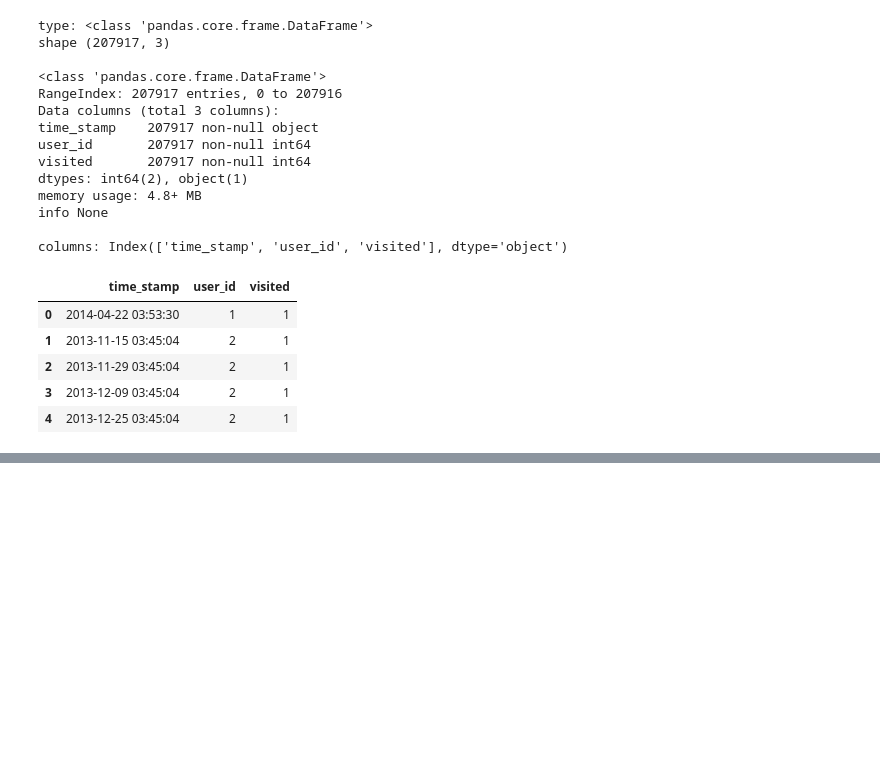
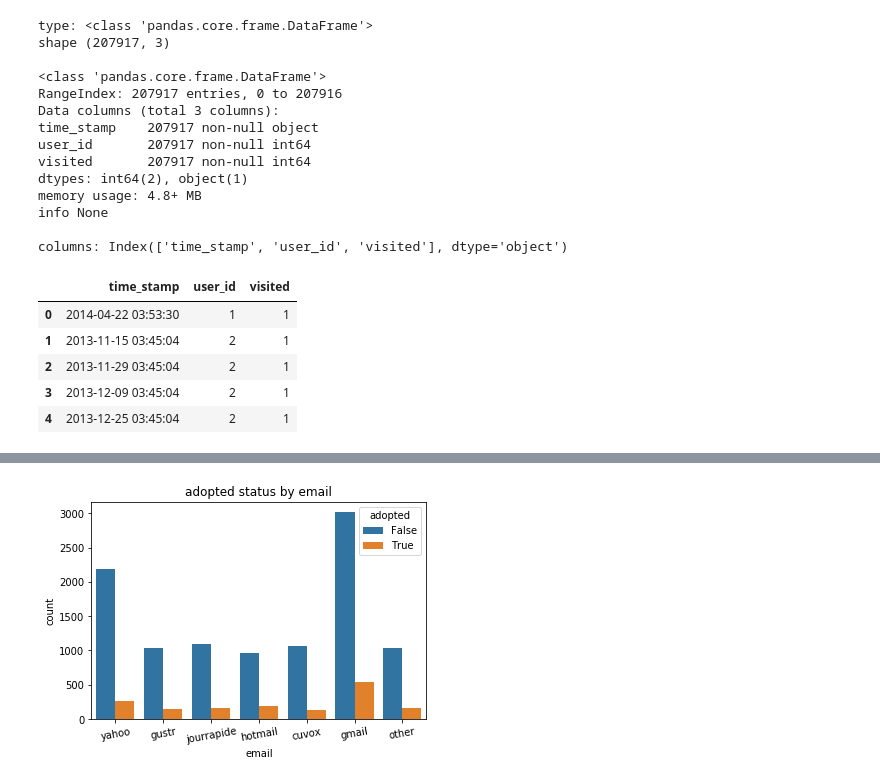
Before and after one commit to misterhappy2/relax, a Jupyter notebook: relax.ipynb, the cells around one changed output, grey strips where cells are left out. Cells and saved outputs as stored; diff of their text form; code cells hidden in the pictures; blank space fills up the shorter version.

```diff
--- a/relax.ipynb
+++ b/relax.ipynb
@@ -163,0 +286,9 @@ users.opted_in_to_mailing_list.fillna(0, inplace=True)
+# %%
+sns.countplot(x='email', hue='adopted', data=users)
+plt.title('adopted status by email')
+plt.xlabel('email')
+plt.ylabel('count')
+plt.xticks(rotation=10)
+plt.show()
+# %% [output]
+[figure, added]
```
Also changed, not shown: parts of 22 cells of this notebook.
